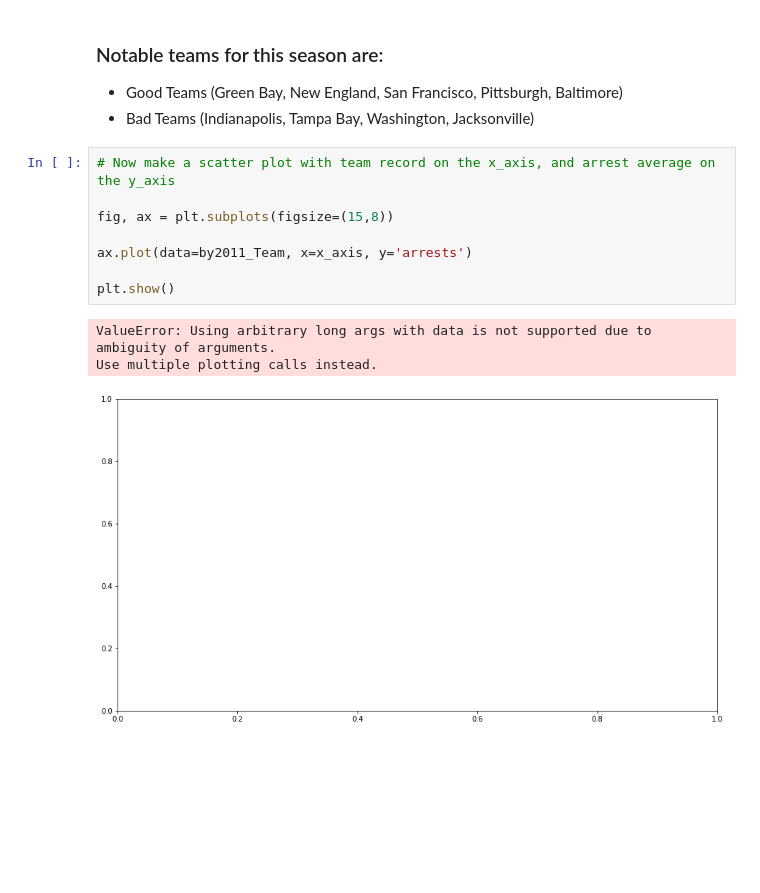
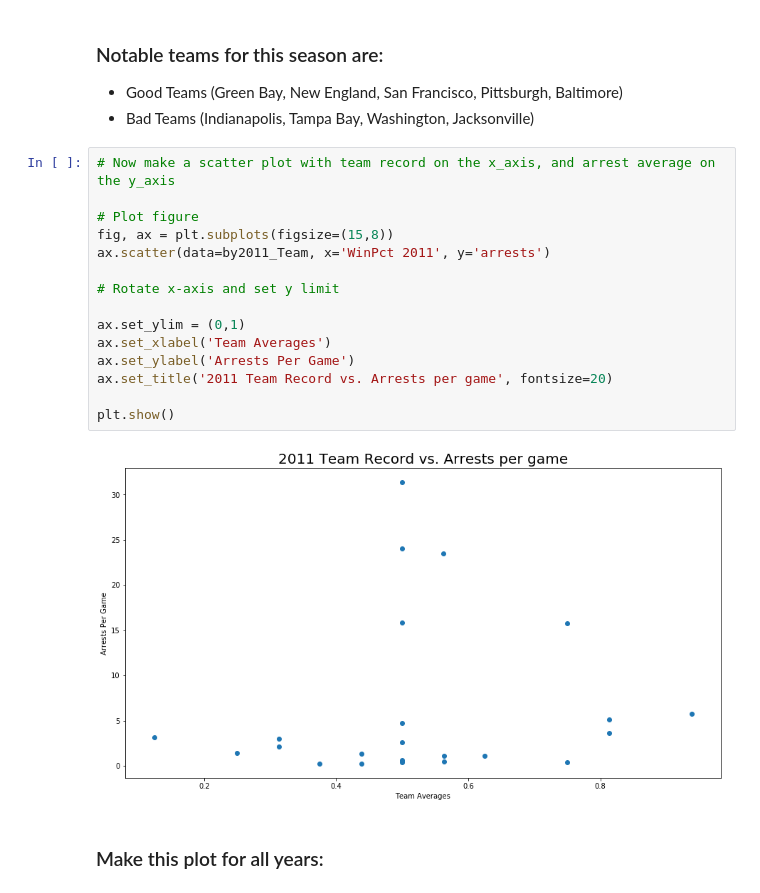
Before and after one commit to erictuscanes/Group-Project, a Jupyter notebook: NFL Arrests Notebook.ipynb, the cells around one changed output. Drawn from its saved outputs; the diff is of its cells as text; blank space fills up the shorter version.

Commit message:
Added some new analysis of team records, and started individual team record analysis.

```diff
--- a/NFL Arrests Notebook.ipynb
+++ b/NFL Arrests Notebook.ipynb
@@ -459,12 +459,19 @@ plt.show()
 # %%
 # Now make a scatter plot with team record on the x_axis, and arrest average on the y_axis
 
+# Plot figure
 fig, ax = plt.subplots(figsize=(15,8))
+ax.scatter(data=by2011_Team, x='WinPct 2011', y='arrests')
 
-ax.plot(data=by2011_Team, x=x_axis, y='arrests')
+# Rotate x-axis and set y limit
+
+ax.set_ylim = (0,1)
+ax.set_xlabel('Team Averages')
+ax.set_ylabel('Arrests Per Game')
+ax.set_title('2011 Team Record vs. Arrests per game', fontsize=20)
 
 plt.show()
 # %% [output]
-ValueError: Using arbitrary long args with data is not supported due to ambiguity of arguments.
-Use multiple plotting calls instead.
-[figure, old version]
+[figure, new version]
+# %% [markdown]
+### Make this plot for all years:
```
Also changed, not shown: parts of 9 cells of this notebook.
